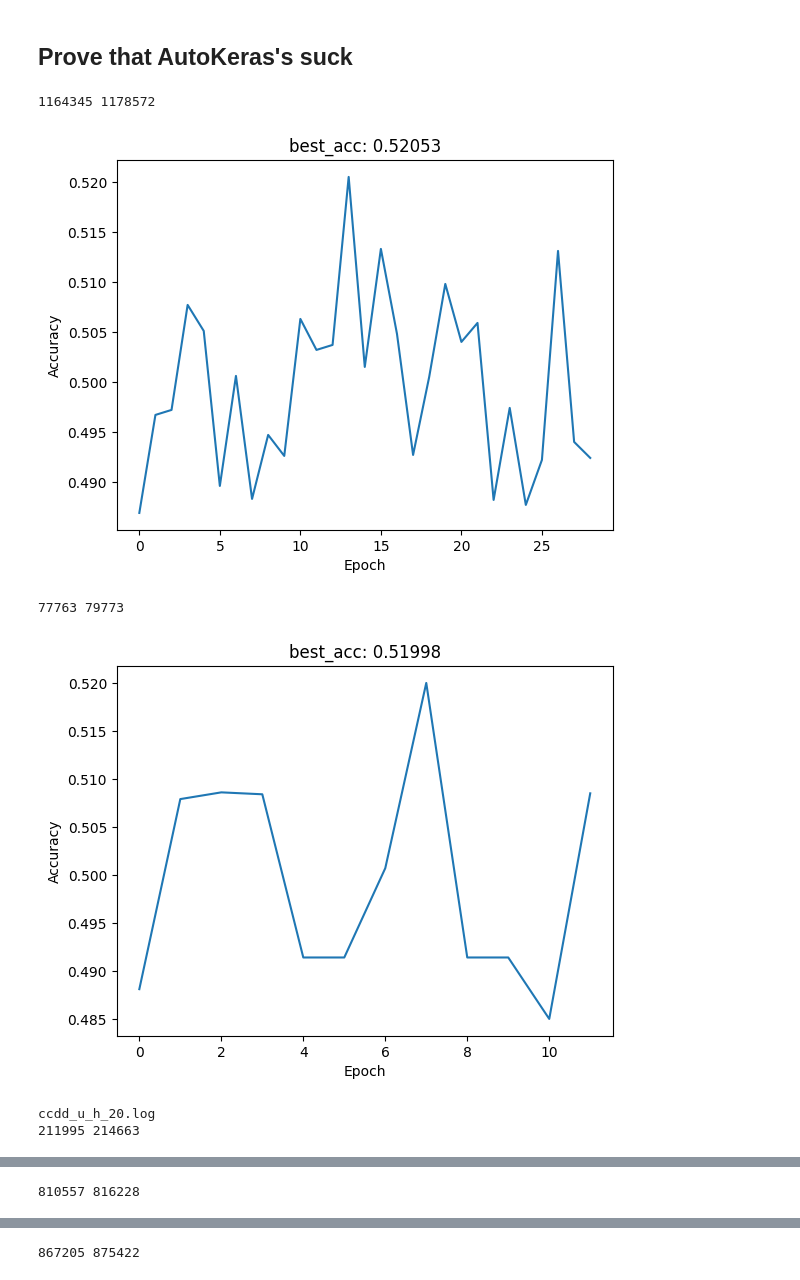
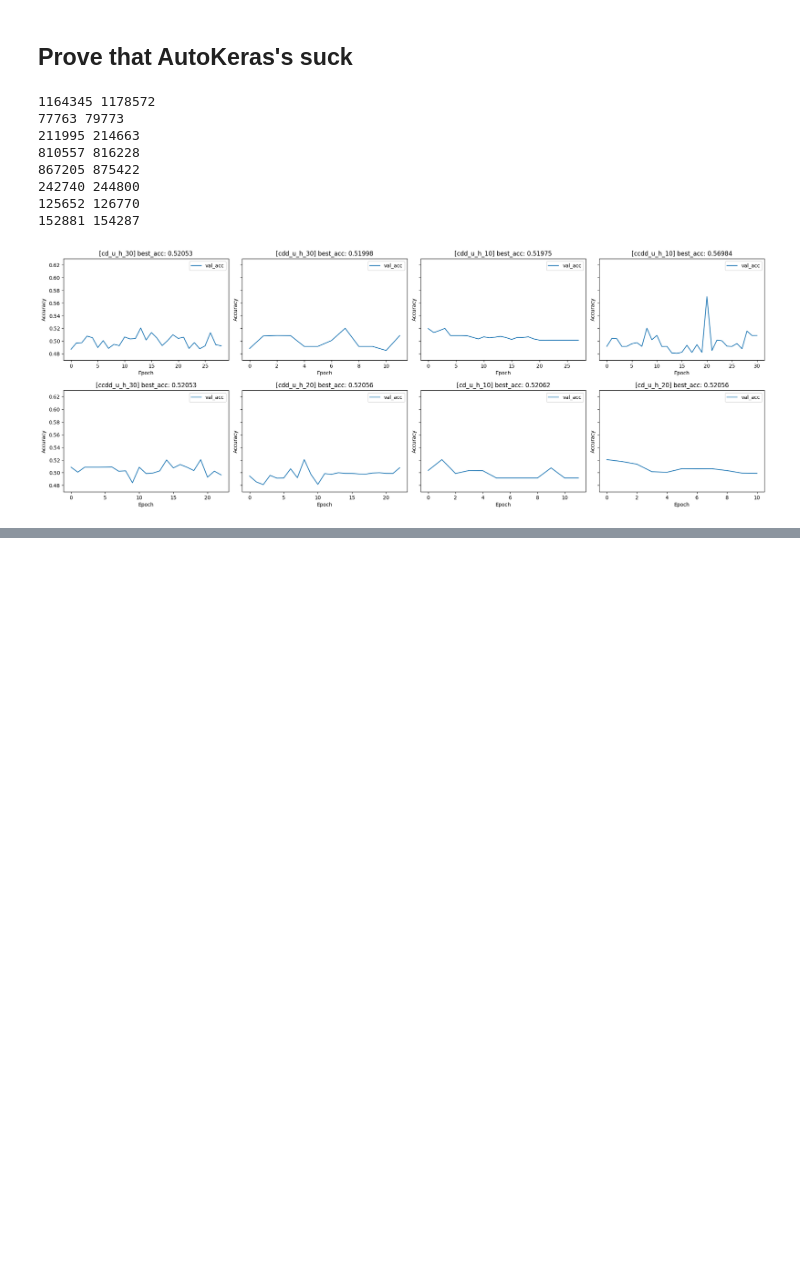
Before and after one commit to baolongnguyenmac/multi_fx, a Jupyter notebook: pretrained/analyze.ipynb, the cells around one changed output, grey strips where cells are left out. Saved outputs shown, nothing was run; the diff lists cells and outputs as text; code cells hidden in the pictures; blank space fills up the shorter version.

```diff
--- a/pretrained/analyze.ipynb
+++ b/pretrained/analyze.ipynb
@@ -55,7 +57,7 @@ for model in log.keys():
 # %%
 log = {}
 for filename in os.listdir('./pretrained_macro'):
-    if filename.endswith('0.0055.json') and (filename.startswith('lstm_20') or filename.startswith('lstm_30')):
+    if filename.endswith('0.0055.json') and filename.startswith('lstm_30'):
         with open(f'./pretrained_macro/{filename}', 'r') as fi:
             log[filename] = json.load(fi)
 
@@ -65,7 +67,7 @@ for model in log.keys():
     plt.plot(range(100), log[model]['train_acc'])
     plt.plot(x_axis, log[model]['val_acc'])
     plt.title(f'{model}_acc')
-    plt.ylim((0.51,0.6))
+    # plt.ylim((0.51,0.6))
     plt.show()
     # break
 # %% [output]
@@ -147,7 +191,7 @@ with open('./tmp.json', 'w') as fo:
 import matplotlib.pyplot as plt
 import os
 
-def draw_process(log_path:str):
+def draw_process(log_path:str, ax):
     # read all lines
     with open(log_path, 'r') as fi:
         data = fi.readlines()
@@ -179,24 +223,34 @@ def draw_process(log_path:str):
             losses.append(loss)
 
     # draw
-    plt.plot(accuracies)
-    plt.title(f'best_acc: {best_acc:.5f}')
-    plt.xlabel('Epoch')
-    plt.ylabel('Accuracy')
-    plt.show()
-    # plt.ylim(0.45, 0.6)
+    ax.plot(accuracies, label='val_acc')
+    ax.set_title(f'[{log_path.split("/")[-1].split(".log")[0]}] best_acc: {best_acc:.5f}')
+    ax.set_xlabel('Epoch')
+    ax.set_ylabel('Accuracy')
+    ax.legend()
+    ax.set_ylim(0.47, 0.63)
 # %%
+fig, axs = plt.subplots(nrows=2, ncols=4, sharey=True, figsize=(20,7))
+fig.tight_layout()
+fig.subplots_adjust(hspace=0.3)
+
 log_dir = '/home/s2210434/fx/execute/log/multi_fx_log'
-
+count = 0
 for filename in os.listdir(log_dir):
-    try:
-        draw_process(f'{log_dir}/{filename}')
-    except:
-        print(filename)
+    if filename != 'ccdd_u_h_20.log':
+        draw_process(f'{log_dir}/{filename}', axs.flat[count])
+        count += 1
+    # try:
+    #     draw_process(f'{log_dir}/{filename}')
+    # except:
+    #     print(filename)
 # %% [output]
 1164345 1178572
+77763 79773
+211995 214663
+810557 816228
+867205 875422
+242740 244800
+125652 126770
+152881 154287
-[figure, old version]
+[figure, new version]
-77763 79773
-[figure, removed]
-ccdd_u_h_20.log
-211995 214663
@@ -204 +256,0 @@ ccdd_u_h_20.log
-810557 816228
@@ -206 +256,0 @@ ccdd_u_h_20.log
-867205 875422
```
Also changed, not shown: parts of 6 cells of this notebook.
